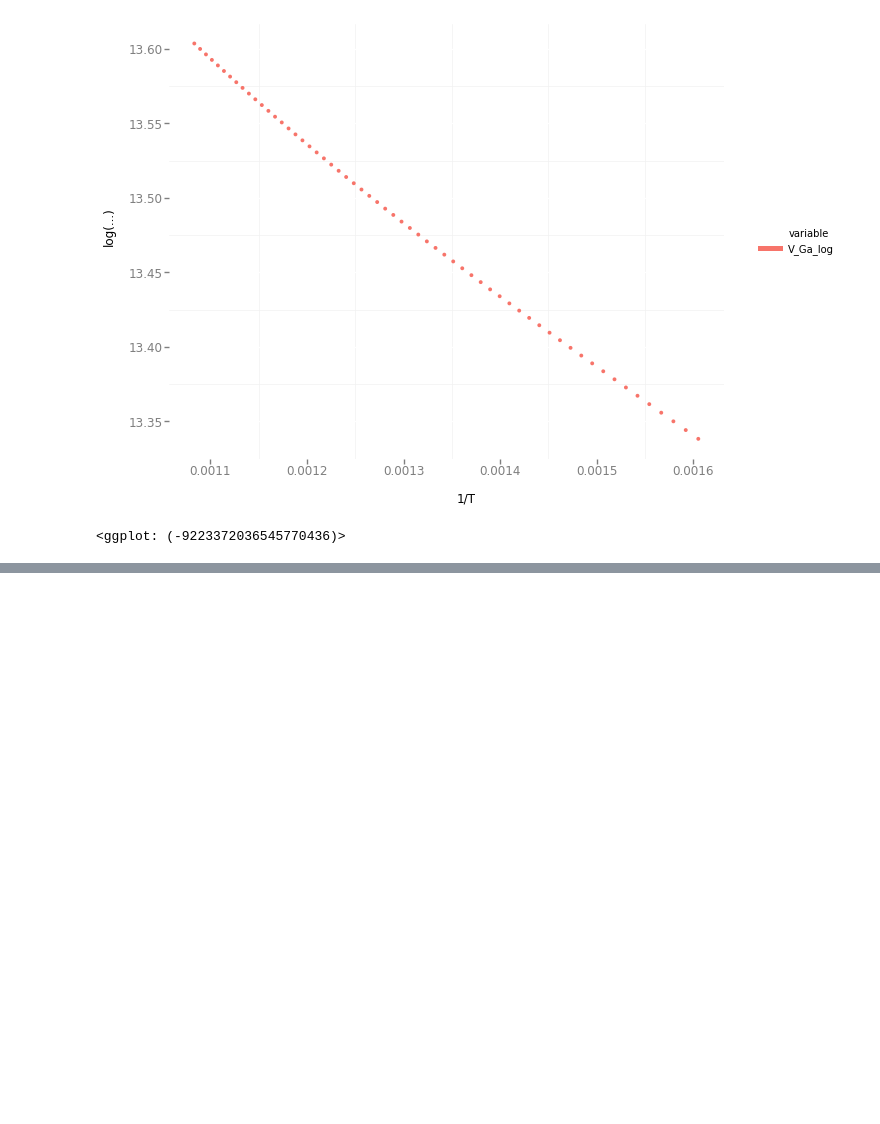
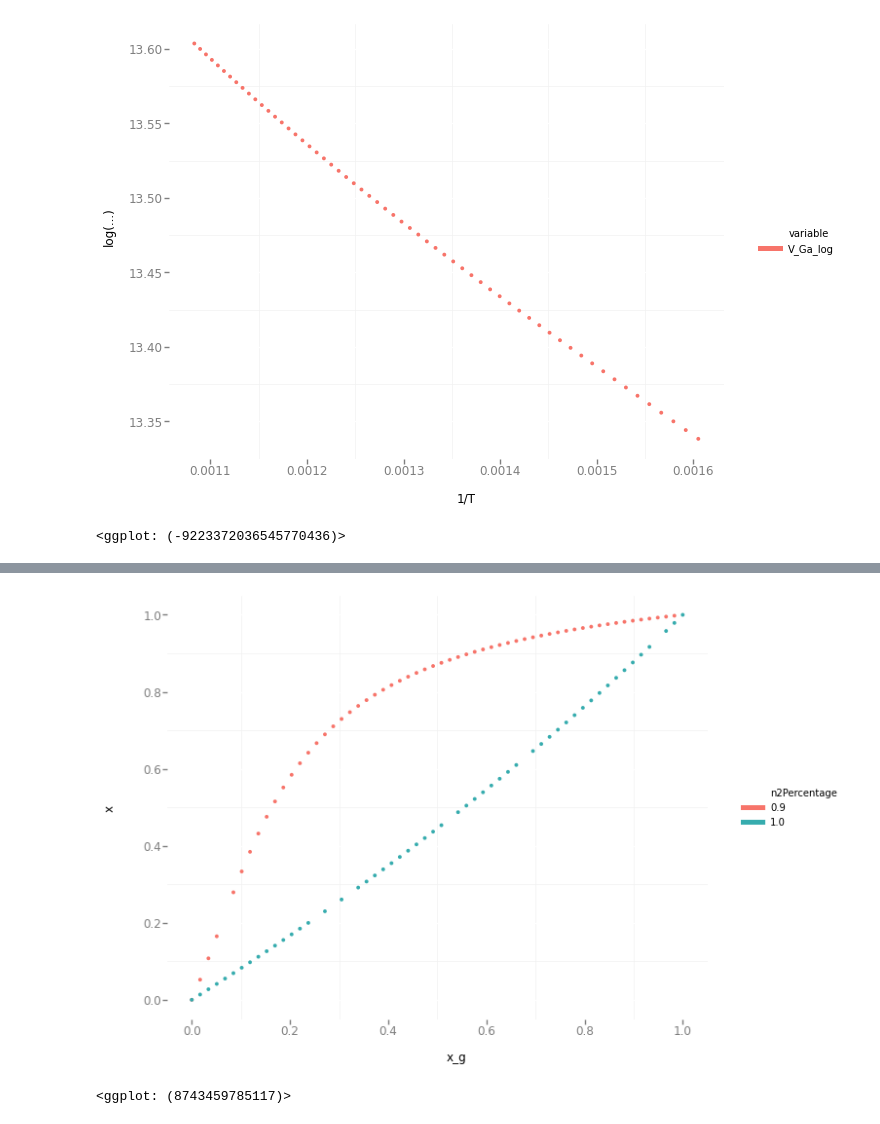
Before and after one commit to pavponn/computational-methods, a Jupyter notebook: course-work/AlganModel.ipynb, the cells around one changed output, grey strips where cells are left out. Saved outputs shown, nothing was run; the diff lists cells and outputs as text; code cells hidden in the pictures; blank space fills up the shorter version.

```diff
--- a/course-work/AlganModel.ipynb
+++ b/course-work/AlganModel.ipynb
@@ -328,10 +354,9 @@ def system3(x_g, T, n2Percentage):
     d_NH3 = d('NH3', T, P_a)
     d_AlCl3 = d('AlCl3', T, P_a)
     d_GaCl = d('GaCl', T, P_a)
-    d_HCl = d('HCl', T, P_a)
 
     equations = []
-    equations.append(p_HCl * p_NH3 - k9(T) * x * p_HCl ** 3)
+    equations.append(p_AlCl3 * p_NH3 - k9(T) * x * p_HCl ** 3)
     equations.append(p_GaCl * p_NH3 - k10(T) * (1 - x) * p_HCl * p_H2)
     equations.append(d_HCl * (pg_HCl - p_HCl) + 2 * d_H2 * (pg_H2 - p_H2) + 3 * d_NH3 * (pg_NH3 - p_NH3))
     equations.append(3 * d_AlCl3 * (pg_AlCl3 - p_AlCl3) + d_GaCl * (pg_GaCl - p_GaCl) + d_HCl * (pg_HCl - p_HCl))
@@ -339,3 +364,45 @@ def system3(x_g, T, n2Percentage):
     equations.append(d_AlCl3 * (pg_AlCl3 - p_AlCl3) * (1 - x) - d_GaCl  * (pg_GaCl  - p_GaCl)  * x)
     system = sm.Matrix(equations)
     return system, (p_AlCl3, p_GaCl, p_NH3, p_HCl, p_H2, x)
+# %%
+x_gs = np.linspace(0., 1., 60)
+n2Percentages = [1, 0.9]
+T = 1100 + 273
+data_for_temperature = pd.DataFrame(columns=['x_g', 'n2Percentage', 'x', 'V_ALGaN', 'G_GaCl', 'G_AlCl3'])
+targets = ['GaCl', 'AlCl3']
+for k, (x_g, n2Percentage) in (enumerate(product(x_gs, n2Percentages))):
+    x = 2
+    while x < 0 or x > 1:
+        system, variables = system3(x_g, T, n2Percentage)
+        solution = newton_method(system,variables)
+        x = solution[-1]
+    # G for elements
+    G = {}
+    pe = dict(zip(map(str, variables), solution))
+    for gasIndex in targets:
+        G[gasIndex] = d(gasIndex, T, P_a) * (pg[gasIndex] - pe['p_' + gasIndex]) / (R * T * delta)
+    density_AlN = 3200.
+    density_GaN = 6150.
+    mu_AlN = elementsData['AlN']['mu']
+    mu_GaN = elementsData['GaN']['mu']
+    V = (G['AlCl3'] * (mu_AlN / density_AlN) + G['GaCl'] * (mu_GaN / density_GaN)) * 1e9
+    if V <= 1e5:
+        data_for_temperature.loc[k] = {
+            'x_g': x_g,
+            'n2Percentage': n2Percentage,
+            'x': pe['x'],
+            'V_AlGaN': V,
+            'G_GaCl': G['GaCl'],
+            'G_AlCl3': G['AlCl3']
+    }
+# %%
+graph_data = pd.melt(data_for_temperature, id_vars=['x_g', 'n2Percentage'])
+graph_data.n2Percentage = graph_data.n2Percentage.map(str)
+(ggplot(aes(y='value', x='x_g', color='n2Percentage'), data=graph_data[graph_data.variable == 'x']) +
+     geom_point(size=15) +
+     ylab('x') +
+     theme_bw()
+)
+# %% [output]
+[figure, added]
+<ggplot: (8743459785117)>
```
Also changed, not shown: parts of 3 cells of this notebook.
